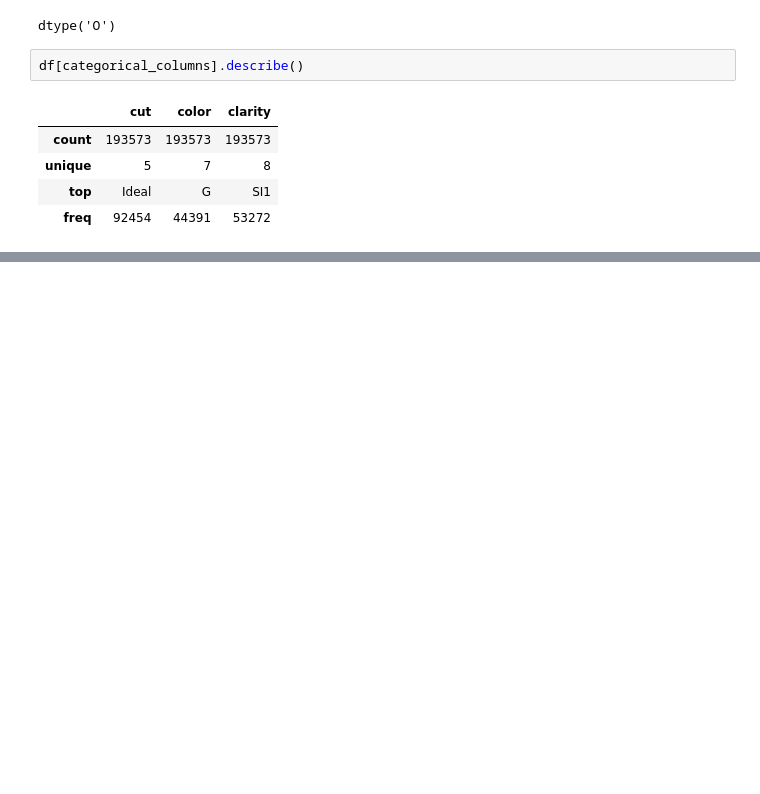
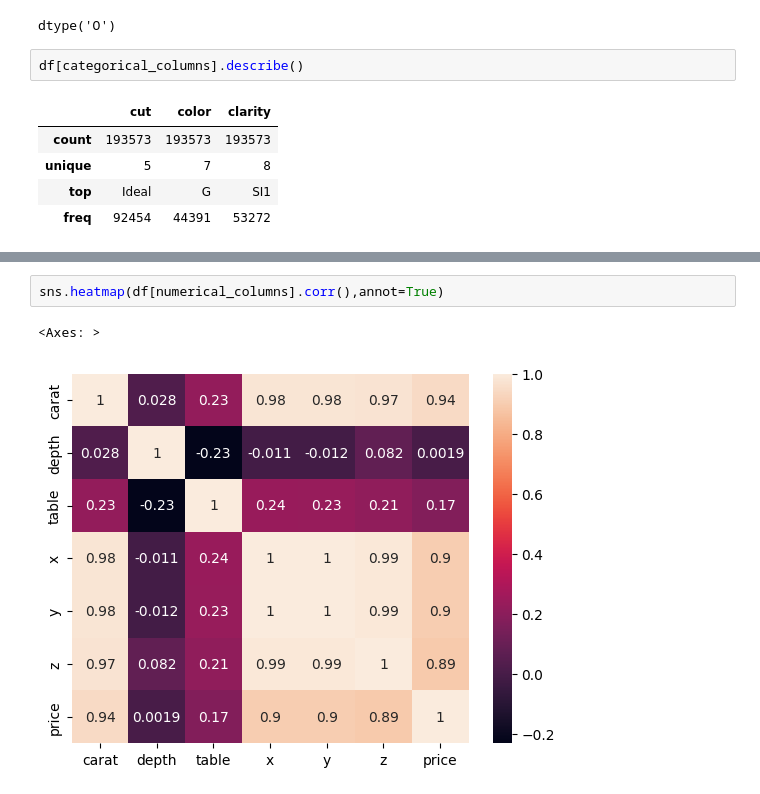
Before and after one commit to zJimpi/ML_pipeline_demo1, a Jupyter notebook: notebooks/eda.ipynb, the cells around one changed output, grey strips where cells are left out. Cells and saved outputs as stored; diff of their text form; blank space fills up the shorter version.

```diff
--- a/notebooks/eda.ipynb
+++ b/notebooks/eda.ipynb
@@ -92,0 +137,5 @@ df[categorical_columns].describe()
+# %%
+sns.heatmap(df[numerical_columns].corr(),annot=True)
+# %% [output]
+<Axes: >
+[figure, added]
```
Also changed, not shown: parts of 7 cells of this notebook, 1 other file.
